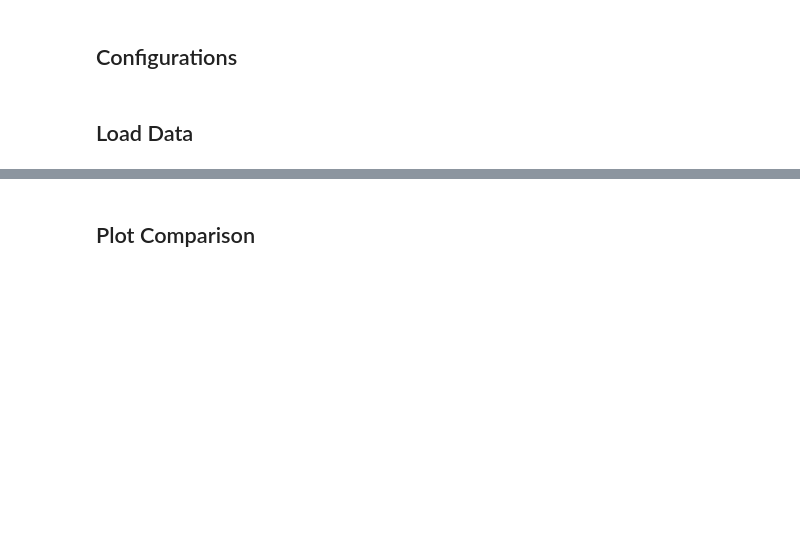
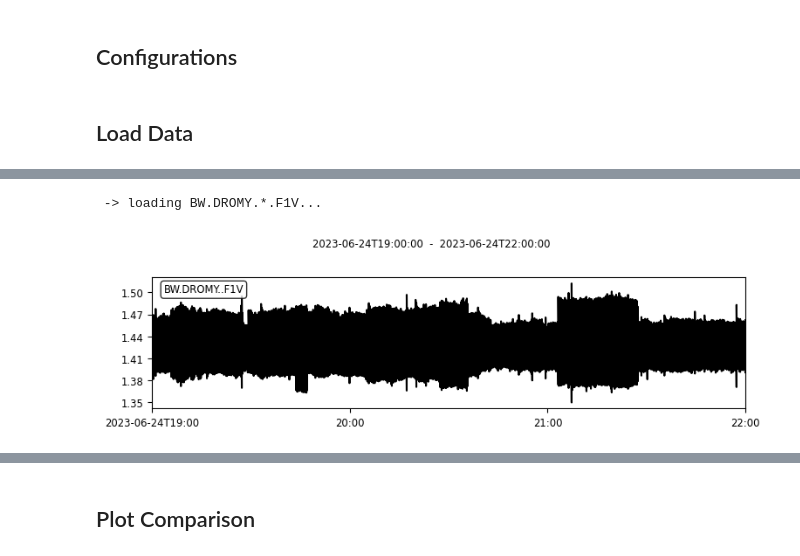
Before and after one commit to andbrocode/notebooks2, a Jupyter notebook: SagnacFrequency/SagnacFrequency_PrismSpectra.ipynb, the cells around one changed output, grey strips where cells are left out. Cells and saved outputs as stored; diff of their text form; code cells hidden in the pictures; blank space fills up the shorter version.

```diff
--- a/SagnacFrequency/SagnacFrequency_PrismSpectra.ipynb
+++ b/SagnacFrequency/SagnacFrequency_PrismSpectra.ipynb
@@ -169,38 +169,41 @@ __makeplot_DB()
 from andbro__savefig import __savefig
 # __savefig(fig, outpath=config['output_figures'], outname="Koester_comparison_monobeams", mode="png", dpi=200)
 # %%
-# from andbro__read_sds import __read_sds
-# from obspy import Stream, UTCDateTime
+from andbro__read_sds import __read_sds
+from obspy import Stream, UTCDateTime
 
-# ## ____________________________________
+## ____________________________________
 
-# config2 = {}
+config2 = {}
 
-# config2['seeds'] = ["BW.DROMY.*.FJZ"]
+config2['seeds'] = ["BW.DROMY.*.F1V"]
 
-# config2['path_to_sds'] = archive_path+"romy_archive/"
+config2['path_to_sds'] = archive_path+"romy_archive/"
 
-# config2['tbeg'] = UTCDateTime("2023-05-01 16:00")
-# config2['tend'] = UTCDateTime("2023-05-01 19:00")
+config2['tbeg'] = UTCDateTime("2023-06-24 19:00")
+config2['tend'] = UTCDateTime("2023-06-24 22:00")
 
-# ## ____________________________________
+## ____________________________________
 
-# st0 = Stream()
+st0 = Stream()
 
-# for seed in config2['seeds']:
+for seed in config2['seeds']:
 
-#     print(f" -> loading {seed}...")
+    print(f" -> loading {seed}...")
 
-#     try:
-#         st00 = __read_sds(config2['path_to_sds'], seed, config2['tbeg'], config2['tend'], data_format='MSEED')
-#     except:
-#         print(f" -> failed for {seed}")
+    try:
+        st00 = __read_sds(config2['path_to_sds'], seed, config2['tbeg'], config2['tend'], data_format='MSEED')
+    except:
+        print(f" -> failed for {seed}")
 
-#     st0 += st00
+    st0 += st00
 
-# st0 = st0.sort()
+st0 = st0.sort()
 
-# for tr in st0:
-#     tr.data = tr.data*0.59604645e-6 # V / count  [0.59604645ug  from obsidian]
+for tr in st0:
+    tr.data = tr.data*0.59604645e-6 # V / count  [0.59604645ug  from obsidian]
 
-# st0.plot(equal_scale=False);
+st0.plot(equal_scale=False);
+# %% [output]
+ -> loading BW.DROMY.*.F1V...
+[figure, added]
```
Also changed, not shown: parts of 10 cells of this notebook, 2 other files.
